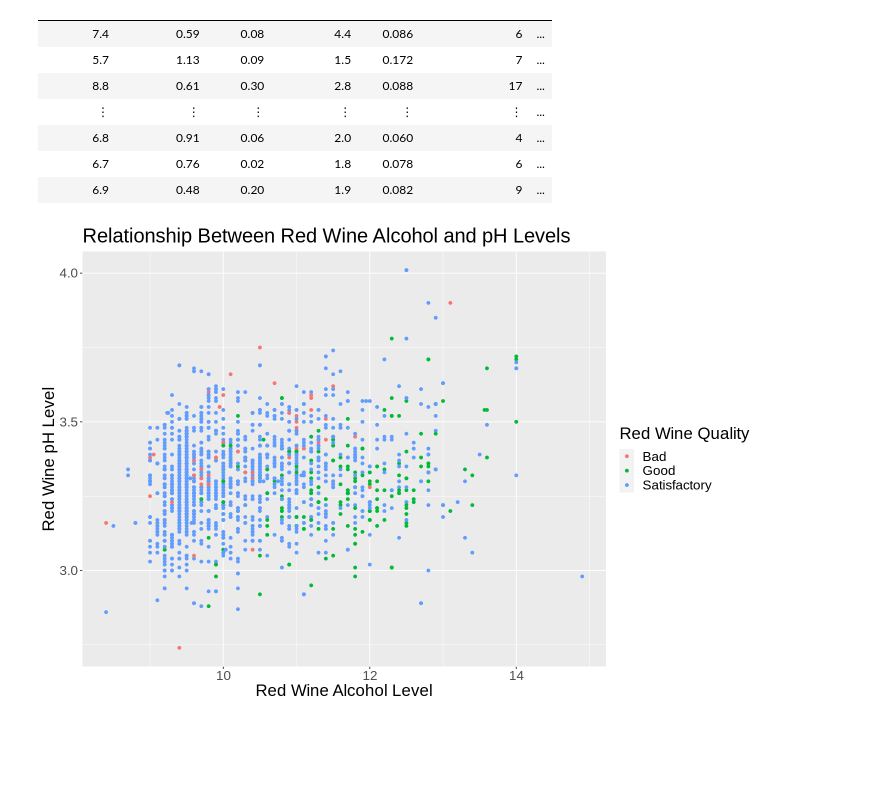
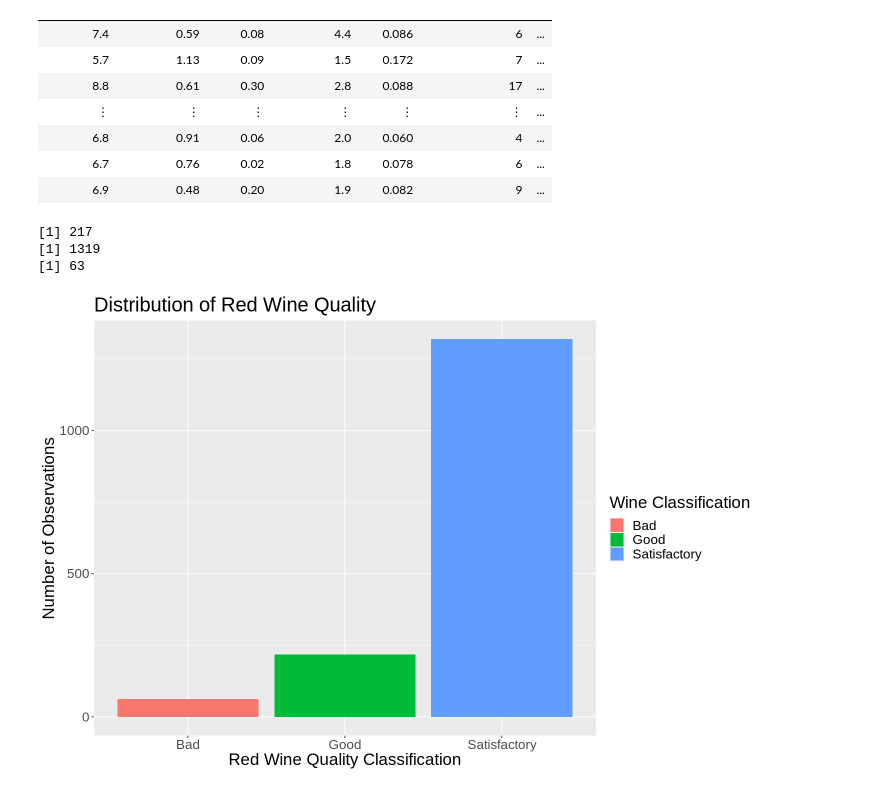
Before and after one commit to armaghannaveed/RED_WINE_DSCI_100, a Jupyter notebook: Red_Wine_Proposal.ipynb, the cells around one changed output. Saved outputs shown, nothing was run; the diff lists cells and outputs as text; code cells hidden in the pictures; blank space fills up the shorter version.

```diff
--- a/Red_Wine_Proposal.ipynb
+++ b/Red_Wine_Proposal.ipynb
@@ -107,14 +114,29 @@ A data.frame: 63 × 12
 | 6.8 | 0.91 | 0.06 | 2.0 | 0.060 | 4 | ... |
 | 6.7 | 0.76 | 0.02 | 1.8 | 0.078 | 6 | ... |
 | 6.9 | 0.48 | 0.20 | 1.9 | 0.082 | 9 | ... |
+# %%
+#print the number of good, satisfactory, and bad classifications from the dataset
+good_class_rows <- nrow(good_class)
+print(good_class_rows)
+
+satisfactory_class_rows <- nrow(satisfactory_class)
+print(satisfactory_class_rows)
+
+bad_class_rows <- nrow(bad_class)
+print(bad_class_rows)
+# %% [output]
+[1] 217
+[1] 1319
+[1] 63
 # %%
+#create a bar graph to compare the amount of observations within each quality classification
 options(repr.plot.width = 12, repr.plot.height = 8)
-initial_plot <- red_wine %>%
-    ggplot(aes(x = alcohol, y = pH, color = quality)) +
-    geom_point() +
-    labs(x = "Red Wine Alcohol Level", y = "Red Wine pH Level", color = "Red Wine Quality") +
-    ggtitle("Relationship Between Red Wine Alcohol and pH Levels") +
+quality_distribution <- red_wine %>%
+    ggplot(aes(x = quality, fill = quality)) +
+    geom_bar() +
+    labs(x = "Red Wine Quality Classification", y = "Number of Observations", fill = "Wine Classification") +
+    ggtitle("Distribution of Red Wine Quality") +
     theme(text = element_text(size = 20))
-initial_plot
+quality_distribution
 # %% [output]
-[figure, old version]
+[figure, new version]
```
Also changed, not shown: parts of 8 cells of this notebook.
